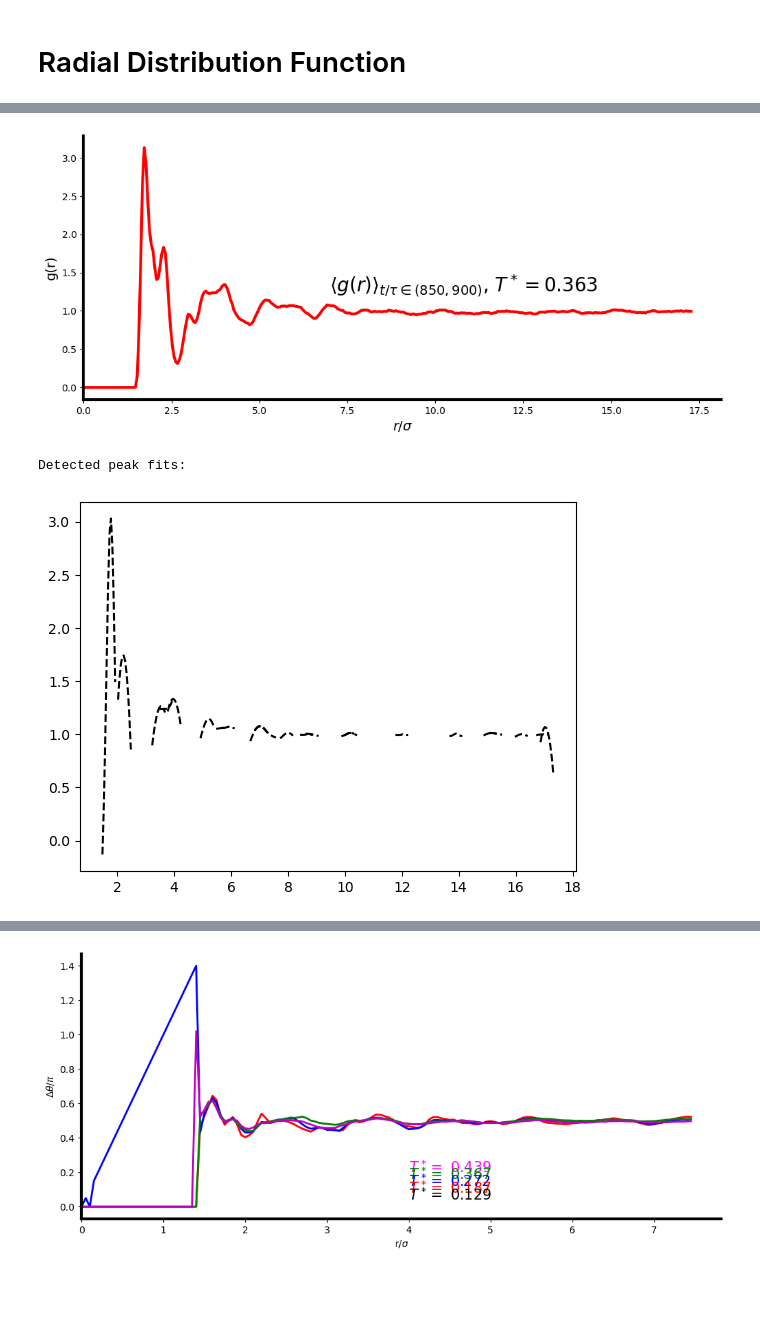
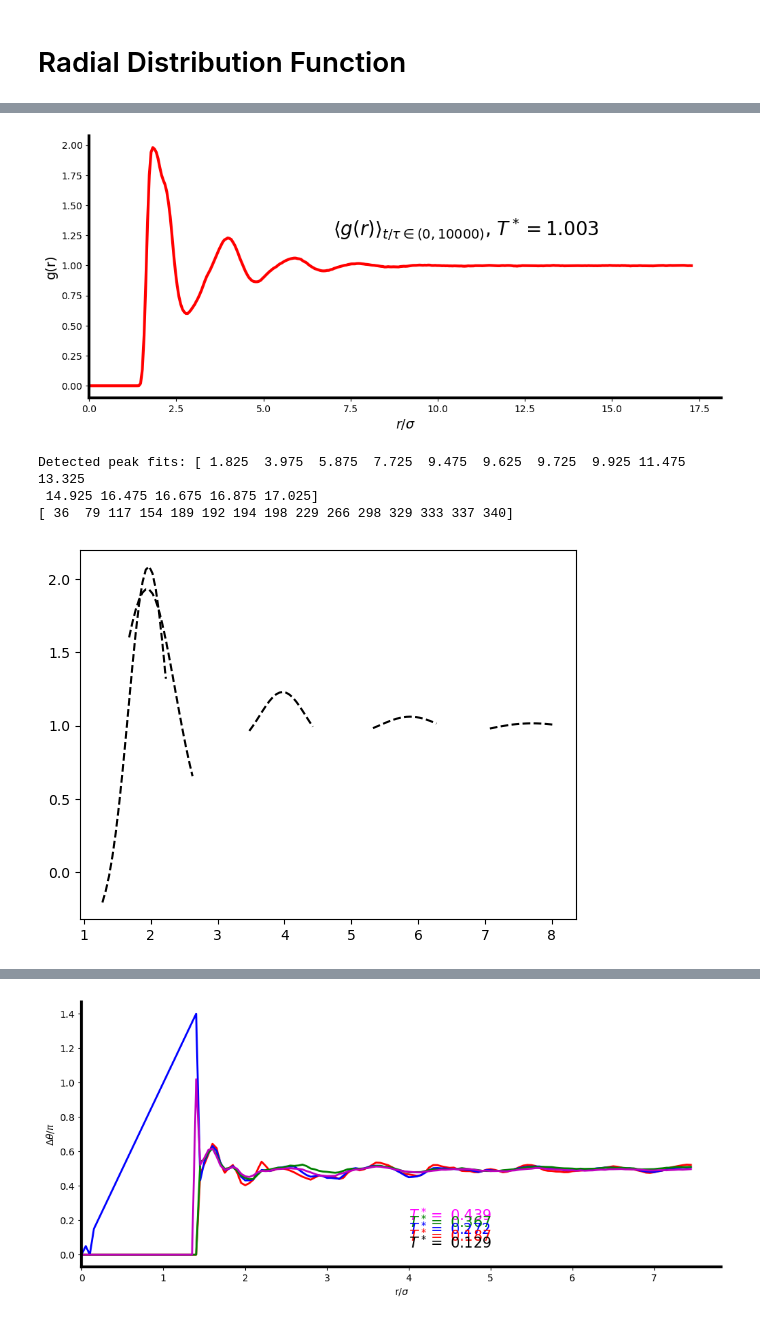
Before and after one commit to leopidolite/MolecularDynamics, a Jupyter notebook: 2dLW/PLOT_trajectory.ipynb, the cells around one changed output, grey strips where cells are left out. Saved outputs shown, nothing was run; the diff lists cells and outputs as text; code cells hidden in the pictures; blank space fills up the shorter version.

```diff
--- a/2dLW/PLOT_trajectory.ipynb
+++ b/2dLW/PLOT_trajectory.ipynb
@@ -14,7 +14,7 @@ plt.rcParams['font.family'] = 'sans-serif'
 # Data
 # %%
 ## Define box size
-N = N
+N = 300
 rho_star = 0.25
 L  =(np.sqrt(N/(rho_star)))
 # %%
@@ -281,7 +296,7 @@ def compute_gr(gr_x, gr_y, dr, hk_lim, rho_star, t_start, t_end):
     num_bins = int(np.ceil(hk_lim / dr))
     h_total = np.zeros(num_bins)
 
-    for t in range(t_start, t_end):
+    for t in range(t_start, t_end-1):
         x = gr_x[t]
         y = gr_y[t]
 
@@ -307,9 +326,8 @@ def compute_gr(gr_x, gr_y, dr, hk_lim, rho_star, t_start, t_end):
 # %%
-t_start = 85000 ## beginning of time average (in timesteps)
-t_end = 90000 ## end of time average (in timesteps)
+t_start = 0 ## beginning of time average (in timesteps)
+t_end = 100000 ## end of time average (in timesteps)
 hk_lim = L / 2 ## cutoff
 dr = 0.05 ## bin size
-
 r_vals, g_r = compute_gr(gr_x, gr_y, dr, hk_lim, rho_star, t_start, t_end)
 # %%
 ## Compute Temperautre
@@ -321,7 +339,7 @@ plt.plot(r_vals[0:g_r.size -1], g_r[0:g_r.size -1], color = 'red', lw = 3) ## pl
 
 plt.xlabel('$r/\\sigma$', fontsize = 14)
 plt.ylabel('g(r)', fontsize = 14)
-plt.text(7.0, 1.25, fr"$\langle g(r)\rangle_{{t/\tau \in ({t_start*0.001*10:.0f}, {t_end*0.001*10:.0f})}}$, $T^* = {T_ens:.3f}$", fontsize=20)
+plt.text(7.0, 1.25, fr"$\langle g(r)\rangle_{{t/\tau \in ({t_start/10:.0f}, {t_end/10:.0f})}}$, $T^* = {T_ens:.3f}$", fontsize=20)
 
 ax = plt.gca()
 
@@ -332,33 +350,38 @@ for spine in ax.spines.values():
     spine.set_linewidth(3)
 plt.show()
 # %% [output]
-[figure, old version]
+[figure, new version]
+# %%
+from scipy.signal import find_peaks
+
+peaks, _ = find_peaks(g_r, height=1.0)
+def gaussian(x, amp, center, sigma, offset):
+    return amp * np.exp(-(x - center)**2 / (2 * sigma**2)) + offset
+
+print("Detected peak fits:", r_vals[peaks])
+print(peaks)
+# %% [output]
+Detected peak fits: [ 1.825  3.975  5.875  7.725  9.475  9.625  9.725  9.925 11.475 13.325
+ 14.925 16.475 16.675 16.875 17.025]
+[ 36  79 117 154 189 192 194 198 229 266 298 329 333 337 340]
 # %%
-from scipy.signal import find_peaks
-from scipy.optimize import curve_fit
+## Manual gaussian finding
+popt_list = []
 
-peaks, _ = find_peaks(g_r, height=1.0)
-def gaussian(x, amp, center, sigma, offset):
-    return amp * np.exp(-(x - center)**2 / (2 * sigma**2)) + offset
-
-
-print("Detected peak fits:")
-
-popt_list = []
-for peak in peaks:
-    window = 5
+for peak in [35, 43, 79, 116, 151]:
+    window = 10
     start = max(peak - window, 0)
     end = min(peak + window, r_vals.size)
 
     x_data = r_vals[start:end]
     y_data = g_r[start:end]
 
     init_guess = [max(y_data)-min(y_data), r_vals[peak], 0.2, min(y_data)]
     popt, pcov = curve_fit(gaussian, x_data, y_data, p0=init_guess)
     popt_list.append(popt)
     plt.plot(x_data, gaussian(x_data, *popt), 'k--')
+
 popt_list = np.array(popt_list)
 popt_list = popt_list[popt_list[:, 1] < 7.5]
 # %% [output]
-Detected peak fits:
-[figure, old version]
+[figure, new version]
```
Also changed, not shown: parts of 38 cells of this notebook, 1 other file.
